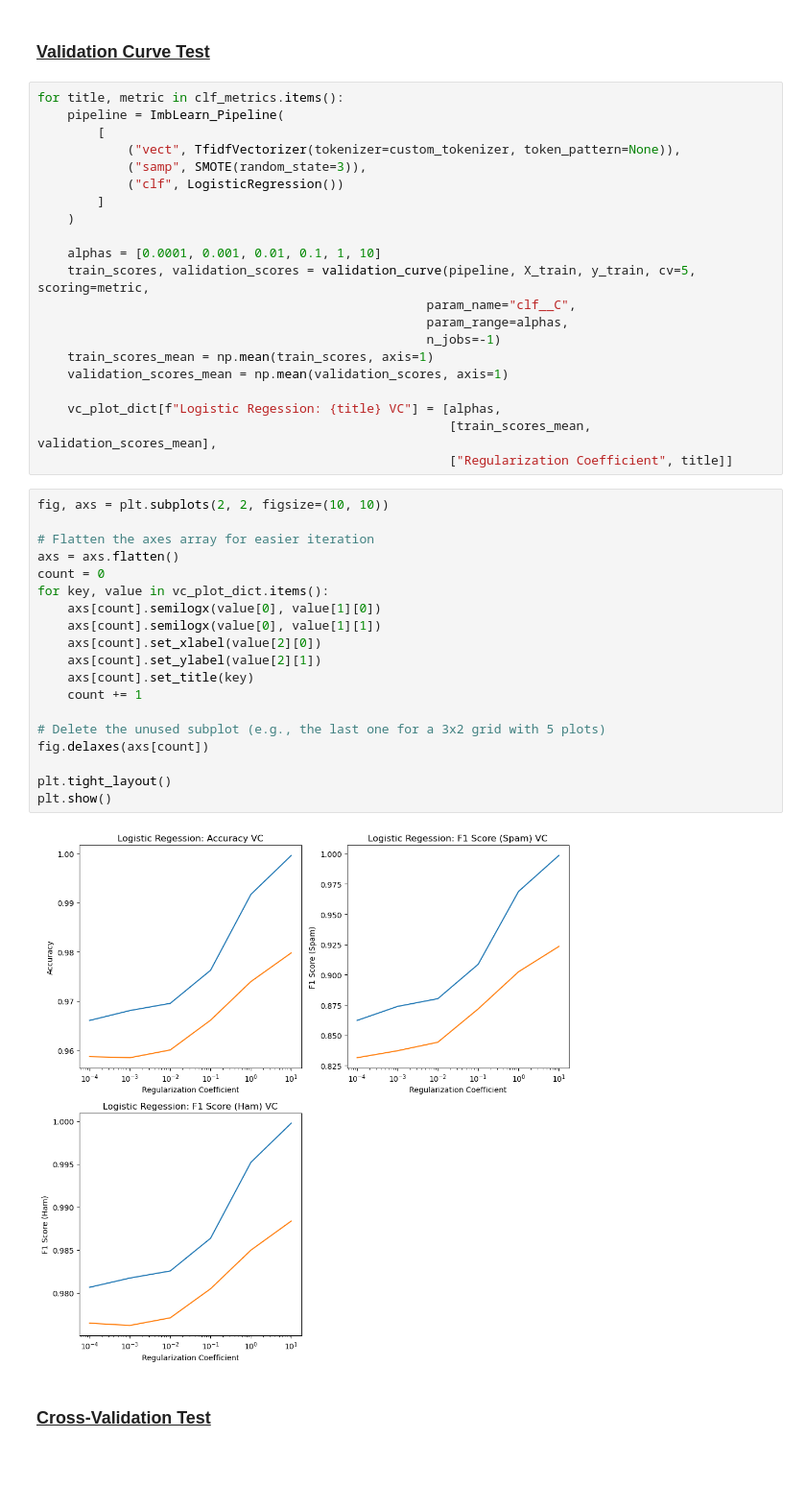
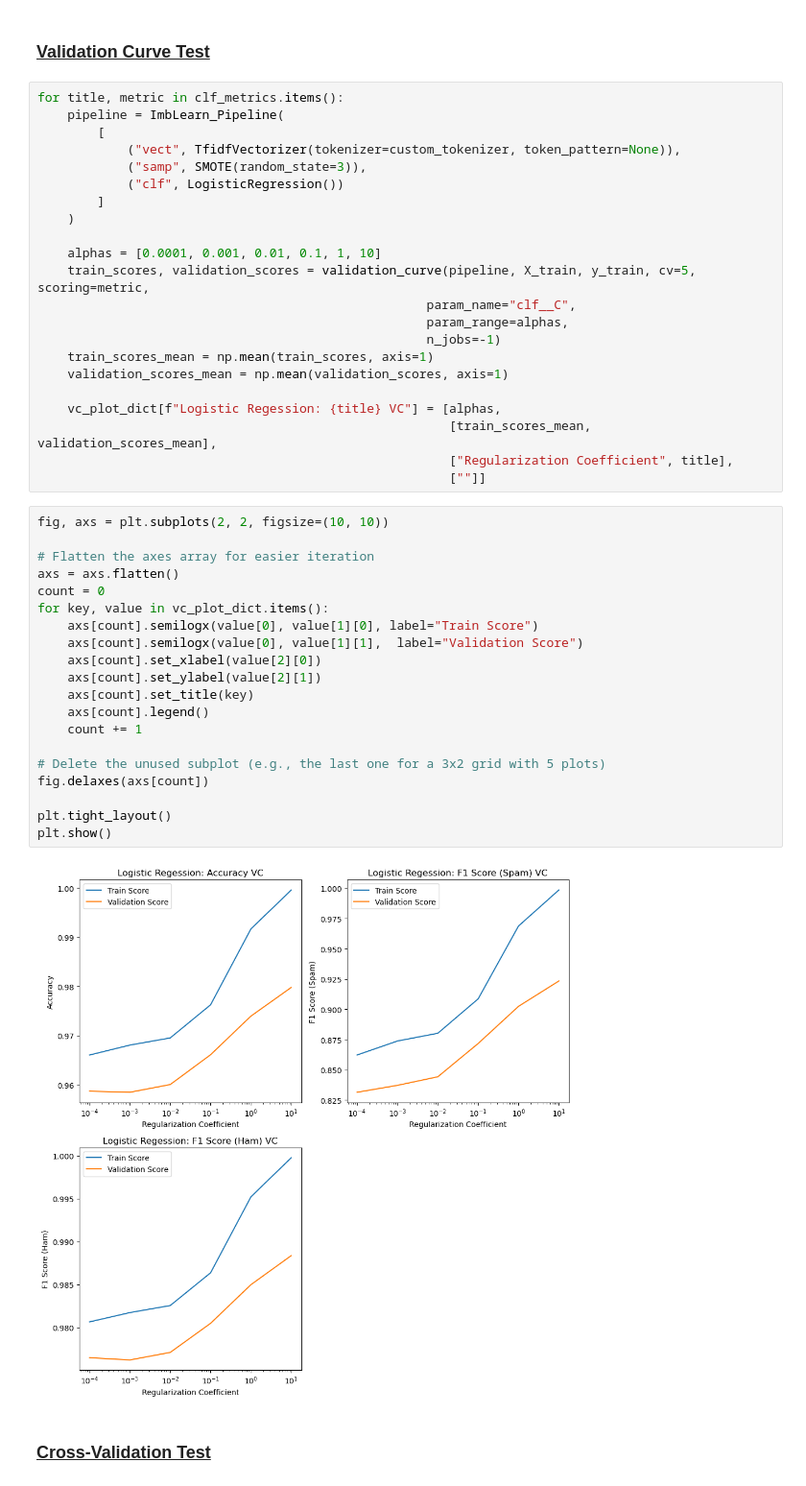
Before and after one commit to J-M-Bell/SpamClassifier, a Jupyter notebook: LogisticSpamClassifier.ipynb, the cells around one changed output. Shown at 96% size. Drawn from its saved outputs; the diff is of its cells as text.

Commit message:
LogisticSpamClassifier - name change; added detail to plots

```diff
--- a/LogisticSpamClassifierModel.ipynb
+++ b/LogisticSpamClassifier.ipynb
@@ -27,28 +27,30 @@ for title, metric in clf_metrics.items():
 
     vc_plot_dict[f"Logistic Regession: {title} VC"] = [alphas,
                                                        [train_scores_mean, validation_scores_mean],
-                                                       ["Regularization Coefficient", title]]
+                                                       ["Regularization Coefficient", title],
+                                                       [""]]
 # %%
 fig, axs = plt.subplots(2, 2, figsize=(10, 10))
 
 # Flatten the axes array for easier iteration
 axs = axs.flatten()
 count = 0
 for key, value in vc_plot_dict.items():
-    axs[count].semilogx(value[0], value[1][0])
-    axs[count].semilogx(value[0], value[1][1])
+    axs[count].semilogx(value[0], value[1][0], label="Train Score")
+    axs[count].semilogx(value[0], value[1][1],  label="Validation Score")
     axs[count].set_xlabel(value[2][0])
     axs[count].set_ylabel(value[2][1])
     axs[count].set_title(key)
+    axs[count].legend()
     count += 1
 
 # Delete the unused subplot (e.g., the last one for a 3x2 grid with 5 plots)
 fig.delaxes(axs[count])
 
 plt.tight_layout()
 plt.show()
 # %% [output]
-[figure, old version]
+[figure, new version]
 # %% [markdown]
 <h3><strong><u>Cross-Validation Test</u></strong></h3>
 # %%
```
Also changed, not shown: parts of 4 cells of this notebook.
